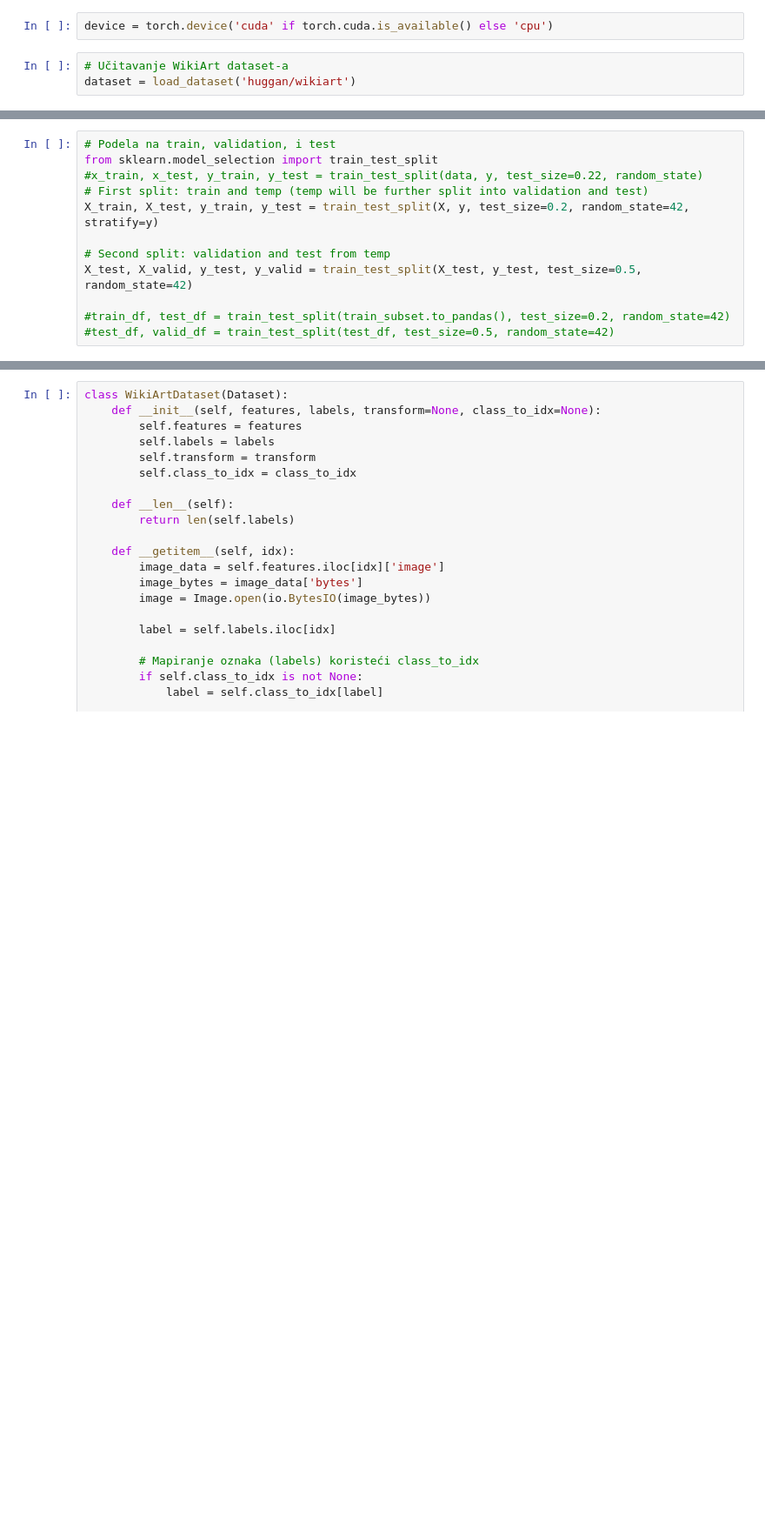
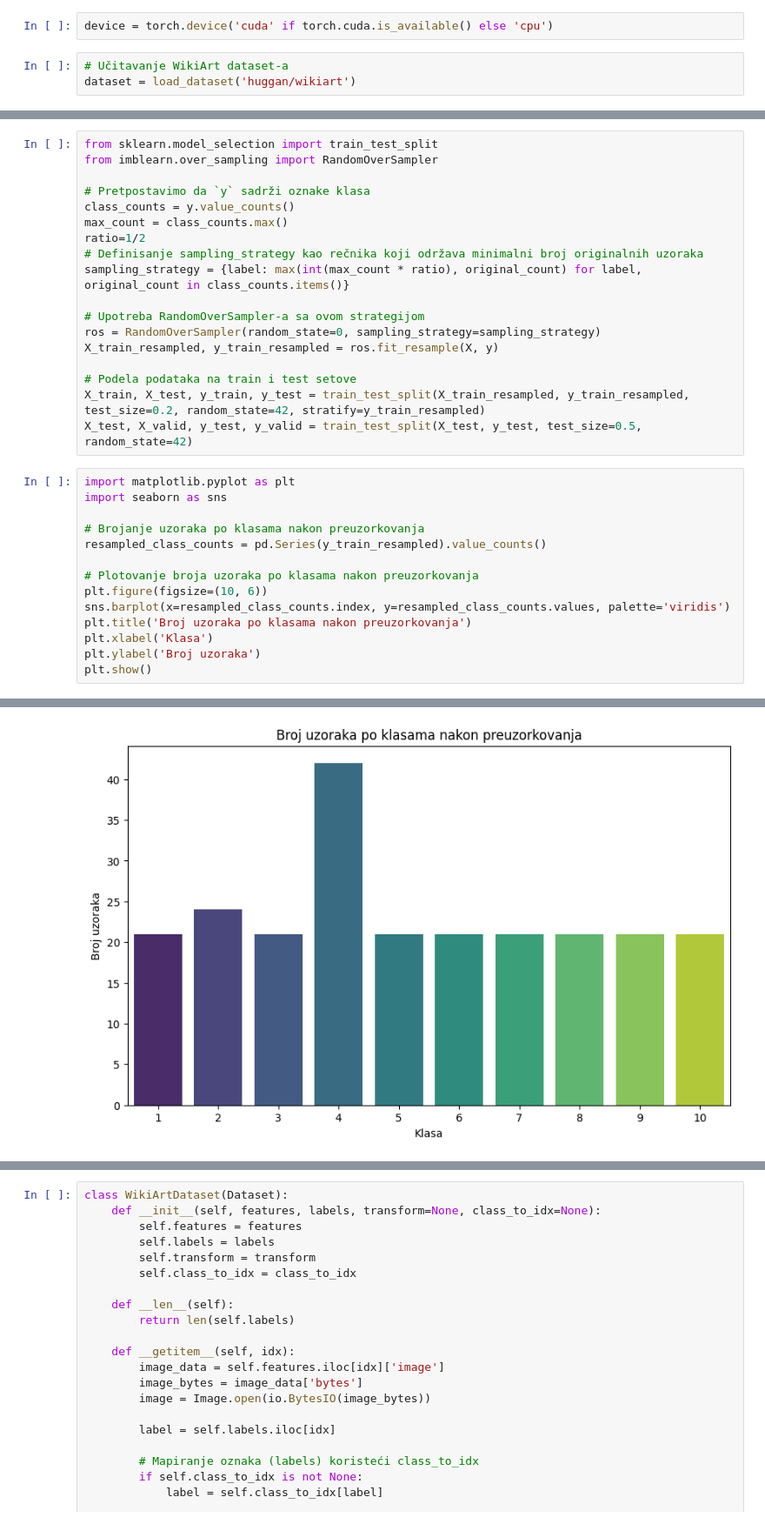
Before and after one commit to aletrailo/ml_matf, a Jupyter notebook: Sara.ipynb, the cells around one changed output, grey strips where cells are left out. Shown at 87% size. Drawn from its saved outputs; the diff is of its cells as text; blank space fills up the shorter version.

```diff
--- a/Sara.ipynb
+++ b/Sara.ipynb
@@ -97,12 +83,33 @@ Kolone za širinu i visinu slika nisu dostupne u dataset-u.
 # %%
-# Podela na train, validation, i test
 from sklearn.model_selection import train_test_split
-#x_train, x_test, y_train, y_test = train_test_split(data, y, test_size=0.22, random_state)
-# First split: train and temp (temp will be further split into validation and test)
-X_train, X_test, y_train, y_test = train_test_split(X, y, test_size=0.2, random_state=42, stratify=y)
+from imblearn.over_sampling import RandomOverSampler
 
-# Second split: validation and test from temp
+# Pretpostavimo da `y` sadrži oznake klasa
+class_counts = y.value_counts()
+max_count = class_counts.max()
+ratio=1/2
+# Definisanje sampling_strategy kao rečnika koji održava minimalni broj originalnih uzoraka
+sampling_strategy = {label: max(int(max_count * ratio), original_count) for label, original_count in class_counts.items()}
+
+# Upotreba RandomOverSampler-a sa ovom strategijom
+ros = RandomOverSampler(random_state=0, sampling_strategy=sampling_strategy)
+X_train_resampled, y_train_resampled = ros.fit_resample(X, y)
+
+# Podela podataka na train i test setove
+X_train, X_test, y_train, y_test = train_test_split(X_train_resampled, y_train_resampled, test_size=0.2, random_state=42, stratify=y_train_resampled)
 X_test, X_valid, y_test, y_valid = train_test_split(X_test, y_test, test_size=0.5, random_state=42)
-
-#train_df, test_df = train_test_split(train_subset.to_pandas(), test_size=0.2, random_state=42)
-#test_df, valid_df = train_test_split(test_df, test_size=0.5, random_state=42)
+# %%
+import matplotlib.pyplot as plt
+import seaborn as sns
+
+# Brojanje uzoraka po klasama nakon preuzorkovanja
+resampled_class_counts = pd.Series(y_train_resampled).value_counts()
+
+# Plotovanje broja uzoraka po klasama nakon preuzorkovanja
+plt.figure(figsize=(10, 6))
+sns.barplot(x=resampled_class_counts.index, y=resampled_class_counts.values, palette='viridis')
+plt.title('Broj uzoraka po klasama nakon preuzorkovanja')
+plt.xlabel('Klasa')
+plt.ylabel('Broj uzoraka')
+plt.show()
+# %% [output]
@@ -109,3 +119,4 @@ X_test, X_valid, y_test, y_valid = train_test_split(X_test, y_test, test_size=0.
+[figure, added]
 # %%
 X_train.shape
 # %% [output]
```
Also changed, not shown: parts of 22 cells of this notebook.
